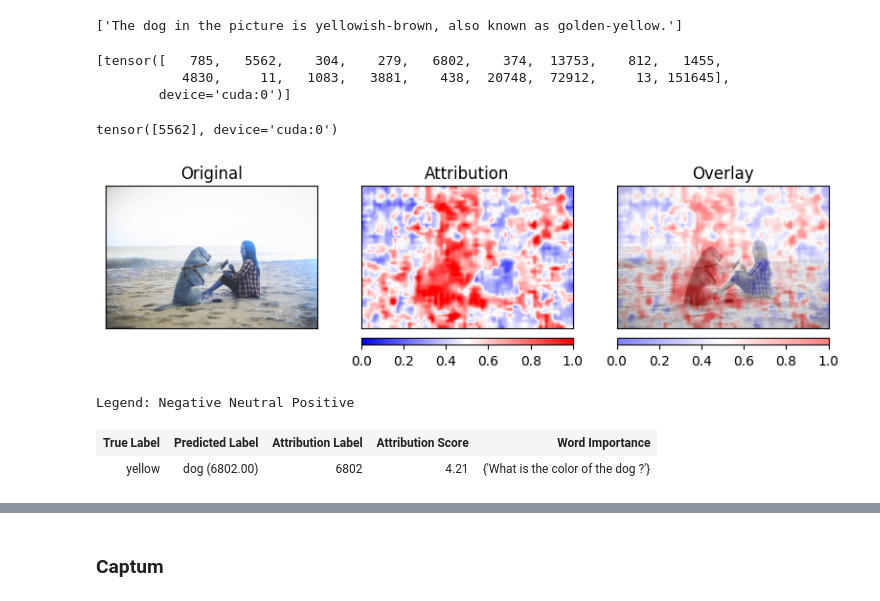
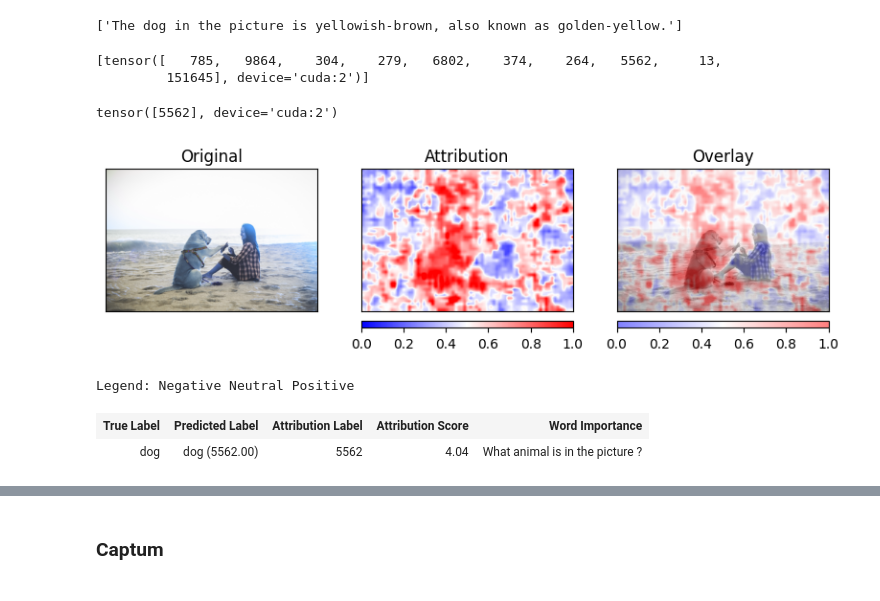
Before and after one commit to serval-uni-lu/xai-vdoc-benchmark, a Jupyter notebook: notebooks/test.ipynb, the cells around one changed output, grey strips where cells are left out. Saved outputs shown, nothing was run; the diff lists cells and outputs as text; code cells hidden in the pictures.

```diff
--- a/notebooks/test.ipynb
+++ b/notebooks/test.ipynb
@@ -384,7 +384,7 @@ def load_qwen_model(model_id="Qwen/Qwen2.5-VL-3B-Instruct"):
         quantization_config=bnb_config,
         # low_cpu_mem_usage=True,
         dtype=torch.bfloat16,          # keep weights in fp16 after dequant chunks
-        device_map="cuda",                  # split across GPU/CPU automatically
+        device_map="cuda:2",                  # split across GPU/CPU automatically
         # attn_implementation=(
         #     "flash_attention_2" if is_flash_attn_2_available() else None
         # ),
@@ -900,7 +900,8 @@ image = records[0]["image"]
 question = records[0]["question"]
 
 image = None
-question = "What is the color of the dog ?"
+# question = "What is the color of the dog ?"
+question = "What animal is in the picture ?"
 
 inputs, image = get_input(processor,
                           image=image,
@@ -917,11 +918,11 @@ messages = [
                 {"type": "image", "image": image},
                 {
                     "type": "text",
-                    # "text": (
-                    #     "Answer concisely with a single number, word or short phrase.\n"
-                    #     f"Question: {question}"
-                    # ),
-                    "text": f"{question}",
+                    "text": (
+                        "Answer concisely with a single number, word or short phrase.\n"
+                        f"Question: {question}"
+                    ),
+                    #"text": f"{question}",
                 },
             ],
         }
@@ -1289,6 +1295,5 @@ output_text
 # %%
 generated_ids_trimmed
 # %% [output]
-[tensor([   785,   5562,    304,    279,   6802,    374,  13753,    812,   1455,
-           4830,     11,   1083,   3881,    438,  20748,  72912,     13, 151645],
-        device='cuda:0')]
+[tensor([   785,   9864,    304,    279,   6802,    374,    264,   5562,     13,
+         151645], device='cuda:2')]
@@ -1297,17 +1300,18 @@ true_text = "yellow"
 # %%
-target_token_idx = 4
+true_text = "dog"
+target_token_idx = 7
 target_token = generated_ids_trimmed[0][target_token_idx].item()
 pred_token = target_token
 attributions = get_attributions_plot(model_wrapper,
                                     inputs,
                                     true_text,
                                     target_token_idx=target_token_idx,
                                     target_token=target_token,
                                     pred_token=pred_token,
                                     plot=True)
 # %% [output]
-tensor([5562], device='cuda:0')
+tensor([5562], device='cuda:2')
 [figure]
 Legend: Negative Neutral Positive
 | True Label | Predicted Label | Attribution Label | Attribution Score | Word Importance |
-| yellow | dog (6802.00) | 6802 | 4.21 | {'What is the color of the dog ?'} |
+| dog | dog (5562.00) | 5562 | 4.04 | What animal is in the picture ? |
```
Also changed, not shown: parts of 71 cells of this notebook.
